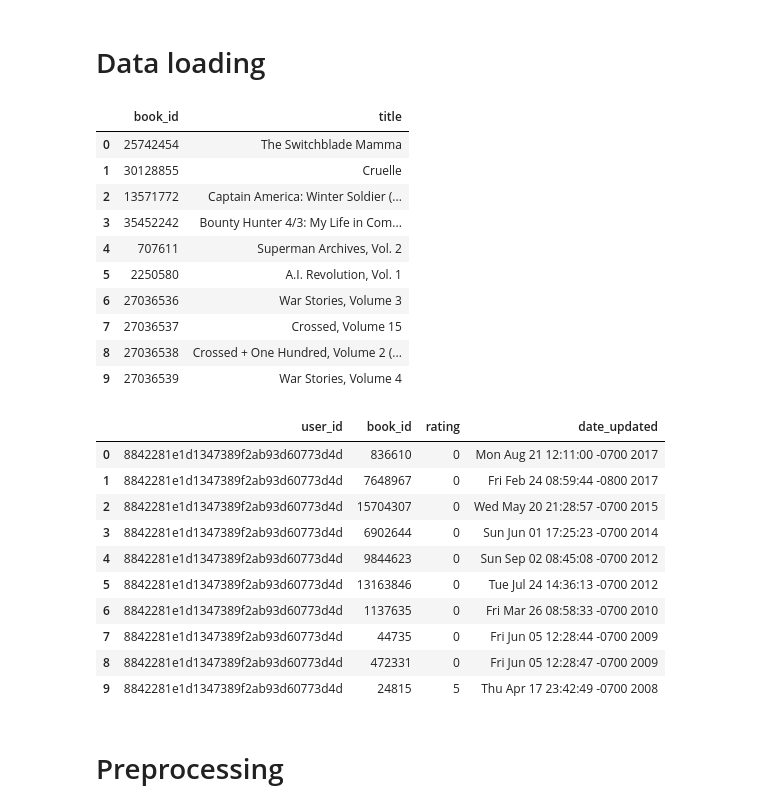
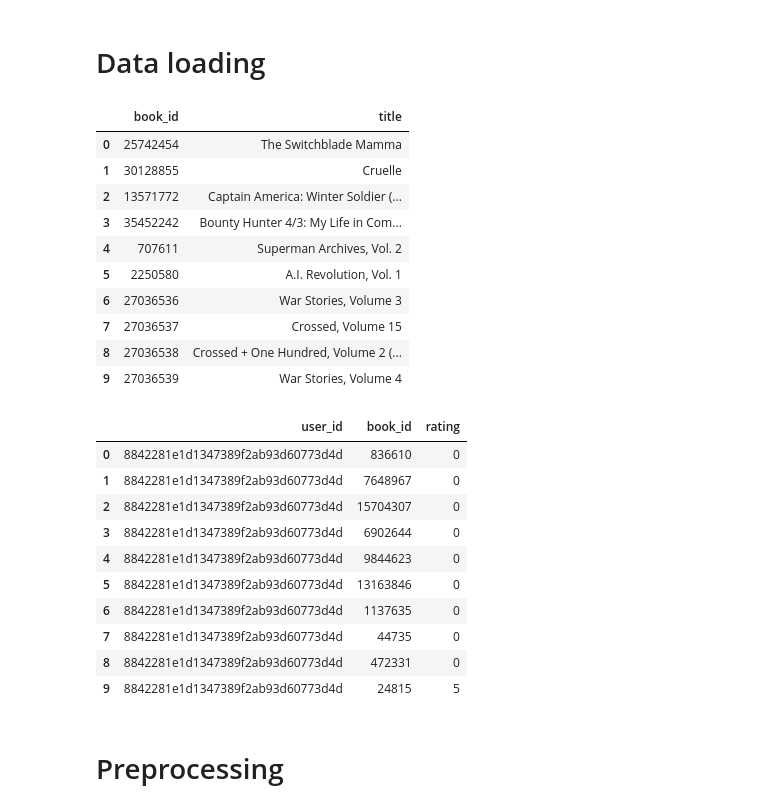
Before and after one commit to JulesDesmet/rbm_recommender, a Jupyter notebook: GoodreadsRBM.ipynb, the cells around one changed output. Drawn from its saved outputs; the diff is of its cells as text; code cells hidden in the pictures.

```diff
--- a/GoodreadsRBM.ipynb
+++ b/GoodreadsRBM.ipynb
@@ -59,38 +59,38 @@ def parse_json(filename: str, read_max: int = None, attributes: Iterable[str] =
 # %%
 data_path = "data/"
 books = f"{data_path}goodreads_books_comics_graphic.json.gz"
 interactions = f"{data_path}goodreads_interactions_comics_graphic.json.gz"
 reviews = f"{data_path}goodreads_reviews_comics_graphic.json.gz"
 
 n = None
 
 books_df = parse_json(books, n, ("book_id", "title"))
-interactions_df = parse_json(interactions, n, ("user_id", "book_id", "rating", "date_updated"))
+interactions_df = parse_json(interactions, n, ("user_id", "book_id", "rating"))
 
 display(books_df.head(10))
 display(interactions_df.head(10))
 # %% [output]
 |  | book_id | title |
 | 0 | 25742454 | The Switchblade Mamma |
 | 1 | 30128855 | Cruelle |
 | 2 | 13571772 | Captain America: Winter Soldier (... |
 | 3 | 35452242 | Bounty Hunter 4/3: My Life in Com... |
 | 4 | 707611 | Superman Archives, Vol. 2 |
 | 5 | 2250580 | A.I. Revolution, Vol. 1 |
 | 6 | 27036536 | War Stories, Volume 3 |
 | 7 | 27036537 | Crossed, Volume 15 |
 | 8 | 27036538 | Crossed + One Hundred, Volume 2 (... |
 | 9 | 27036539 | War Stories, Volume 4 |
-|  | user_id | book_id | rating | date_updated |
-| 0 | 8842281e1d1347389f2ab93d60773d4d | 836610 | 0 | Mon Aug 21 12:11:00 -0700 2017 |
-| 1 | 8842281e1d1347389f2ab93d60773d4d | 7648967 | 0 | Fri Feb 24 08:59:44 -0800 2017 |
-| 2 | 8842281e1d1347389f2ab93d60773d4d | 15704307 | 0 | Wed May 20 21:28:57 -0700 2015 |
-| 3 | 8842281e1d1347389f2ab93d60773d4d | 6902644 | 0 | Sun Jun 01 17:25:23 -0700 2014 |
-| 4 | 8842281e1d1347389f2ab93d60773d4d | 9844623 | 0 | Sun Sep 02 08:45:08 -0700 2012 |
-| 5 | 8842281e1d1347389f2ab93d60773d4d | 13163846 | 0 | Tue Jul 24 14:36:13 -0700 2012 |
-| 6 | 8842281e1d1347389f2ab93d60773d4d | 1137635 | 0 | Fri Mar 26 08:58:33 -0700 2010 |
-| 7 | 8842281e1d1347389f2ab93d60773d4d | 44735 | 0 | Fri Jun 05 12:28:44 -0700 2009 |
-| 8 | 8842281e1d1347389f2ab93d60773d4d | 472331 | 0 | Fri Jun 05 12:28:47 -0700 2009 |
-| 9 | 8842281e1d1347389f2ab93d60773d4d | 24815 | 5 | Thu Apr 17 23:42:49 -0700 2008 |
+|  | user_id | book_id | rating |
+| 0 | 8842281e1d1347389f2ab93d60773d4d | 836610 | 0 |
+| 1 | 8842281e1d1347389f2ab93d60773d4d | 7648967 | 0 |
+| 2 | 8842281e1d1347389f2ab93d60773d4d | 15704307 | 0 |
+| 3 | 8842281e1d1347389f2ab93d60773d4d | 6902644 | 0 |
+| 4 | 8842281e1d1347389f2ab93d60773d4d | 9844623 | 0 |
+| 5 | 8842281e1d1347389f2ab93d60773d4d | 13163846 | 0 |
+| 6 | 8842281e1d1347389f2ab93d60773d4d | 1137635 | 0 |
+| 7 | 8842281e1d1347389f2ab93d60773d4d | 44735 | 0 |
+| 8 | 8842281e1d1347389f2ab93d60773d4d | 472331 | 0 |
+| 9 | 8842281e1d1347389f2ab93d60773d4d | 24815 | 5 |
 # %%
 # Convert the columns to the correct types
```
Also changed, not shown: parts of 8 cells of this notebook.
